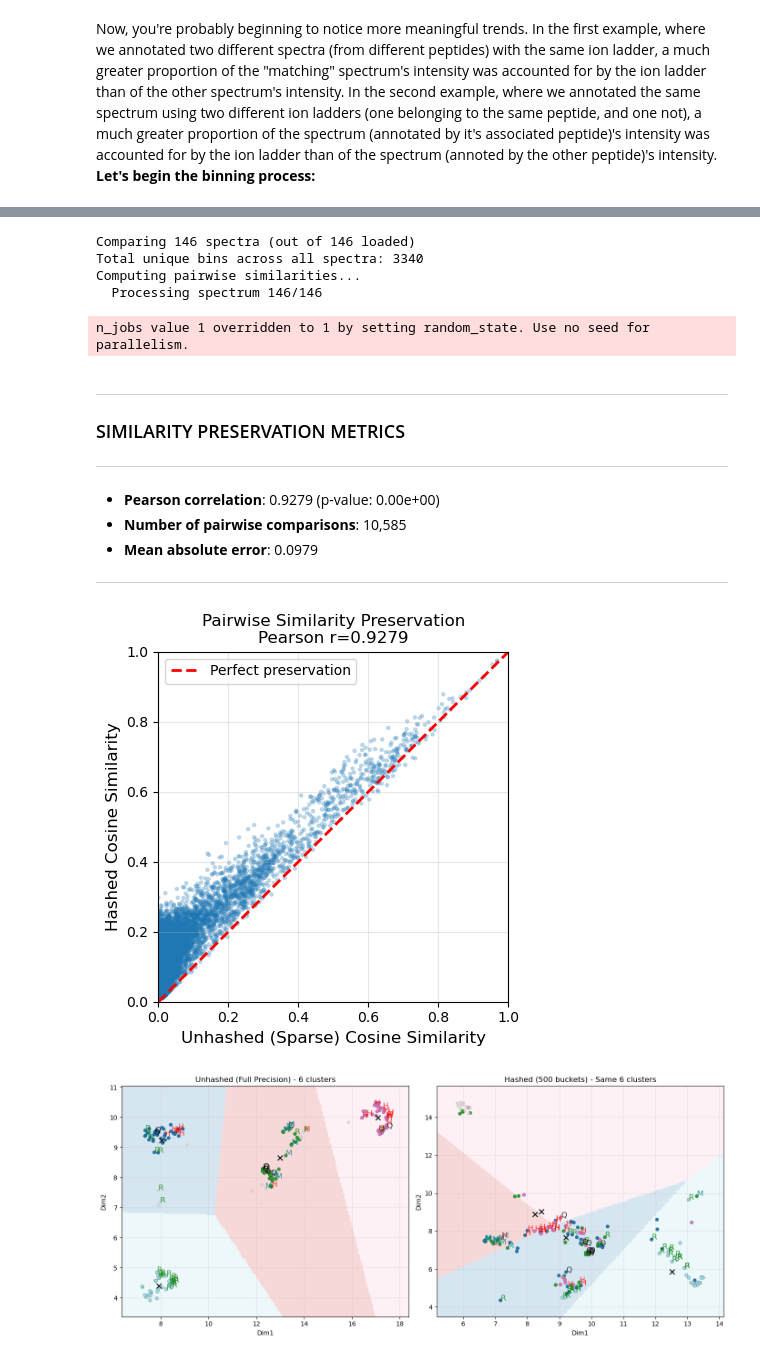
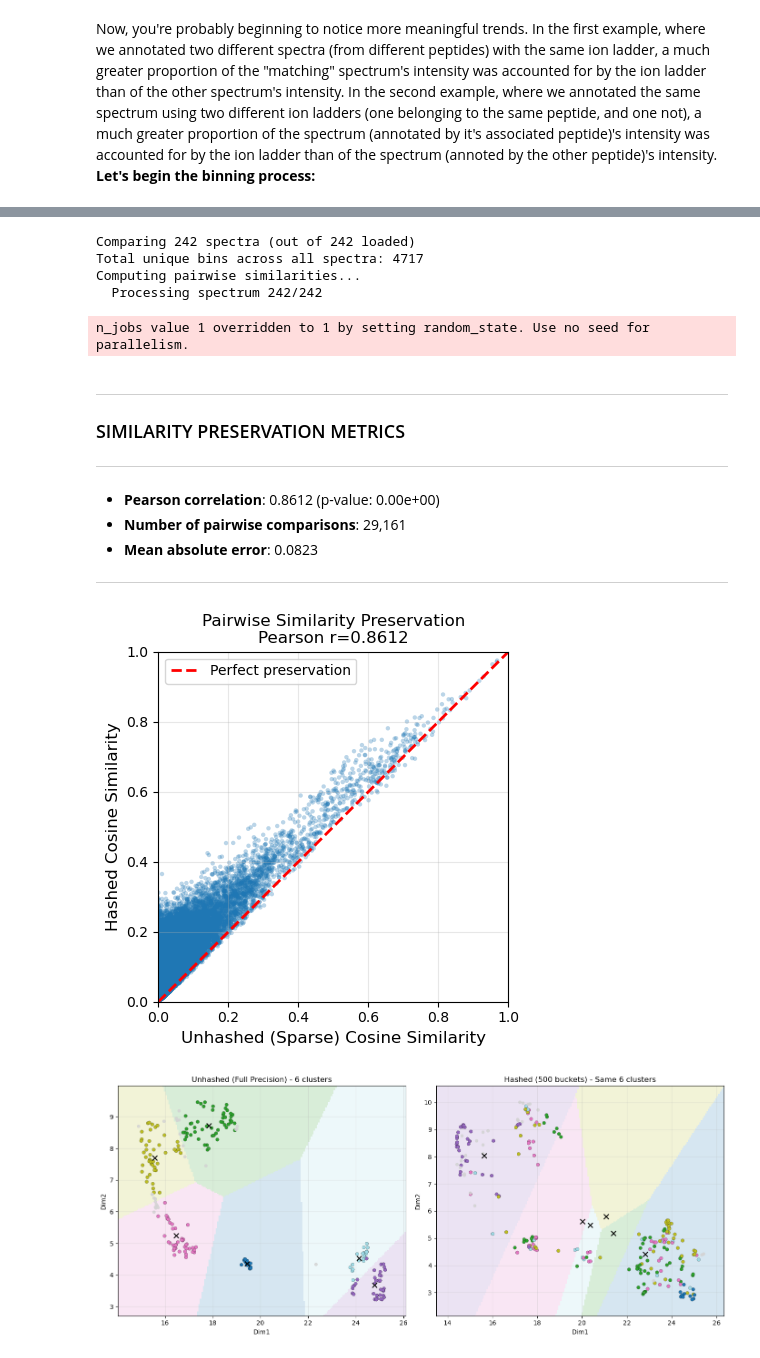
Before and after one commit to Alexander-Sol/MS_spectra_encoding, a Jupyter notebook: 02_Spectral_Hashing_and_OMS.ipynb, the cells around one changed output, grey strips where cells are left out. Cells and saved outputs as stored; diff of their text form; code cells hidden in the pictures.

Commit message:
Cluster plots..

```diff
--- a/02_Spectral_Hashing_and_OMS.ipynb
+++ b/02_Spectral_Hashing_and_OMS.ipynb
@@ -1387,40 +1387,70 @@ TwoHundred_more = [
     6220, 7538, 6258, 6482, 7961, 8301, 5910, 8536, 5809, 6747,
     5124, 5574, 5435, 4544, 4022, 7390, 4772, 5499, 3990, 4606,
     5044, 7046, 3982, 8799, 9318, 4866, 6500, 8854, 4377, 7760,
     9971, 6258, 5638, 7543, 5856, 7882, 5286, 4829, 8825, 8680,
     4318, 8651, 6910, 8801, 8620, 8473, 4693, 6983, 8466, 7119,
     7757, 5356, 4726, 6235, 6433, 4165, 7613, 5430, 4684, 6849,
     8297, 5604, 6518, 5626, 9506, 6974, 4162, 6863, 7475, 5588,
     8895, 4953, 7643, 4966, 3979, 3612, 8553, 4510, 7647, 9302,
     6438, 6128, 4071, 5668, 4690, 5323, 7868, 5786, 8713, 5772,
     7127, 5132, 6856, 8710, 7684, 7291, 4596, 4706, 6449, 6597,
     8118, 4153, 8160, 7603, 6475, 9322, 4376, 4192, 3811, 5702
 ]
 
-# Combines list and removes duplicates
+TwoHundred_even_more = [
+    3610, 3224, 4455, 4112, 3474, 3679, 5202, 4762, 6794, 6003,
+    8090, 7513, 5298, 7248, 6944, 6424, 5732, 4058, 6436, 5759,
+    4807, 6968, 7390, 6253, 7645, 3251, 3643, 4630, 3018, 6735,
+    4733, 5827, 5409, 8202, 4709, 7045, 3572, 3823, 4845, 5151,
+    7744, 4519, 8466, 4953, 3056, 4207, 3913, 4040, 6812, 3542,
+    9812, 2716, 7421, 3757, 3196, 5126, 7157, 7567, 7757, 5834,
+    5484, 3218, 4817, 7643, 5254, 4966, 3268, 5745, 4829, 8374,
+    3311, 4301, 8053, 7426, 7895, 7653, 6327, 4203, 7046, 6510,
+    6497, 7551, 6373, 6654, 3552, 6570, 5997, 5730, 9343, 5996,
+    8524, 6924, 6011, 3052, 5744, 4088, 6517, 5589, 4543, 7629,
+    7343, 9429, 5737, 4200, 5453, 5809, 7291, 7509, 2878, 3358,
+    8549, 5076, 8598, 8417, 3257, 2903, 6216, 7388, 5217, 4567,
+    5173, 8537, 5469, 5959, 6896, 4492, 6800, 7538, 7652, 6441,
+    3551, 3527, 7499, 3350, 7069, 6985, 3313, 3067, 7649, 4060,
+    7135, 5093, 3088, 4098, 7470, 7790, 6201, 7819, 8301, 9853,
+    9627, 4553, 3128, 4637, 6322, 8385, 3694, 8118, 6122, 4821,
+    7886, 4116, 8855, 8666, 8632, 4184, 6193, 7475, 5494, 5326,
+    6001, 8251, 5772, 7883, 7096, 6516, 8481, 4778, 3525, 4071,
+    3404, 9211, 3047, 5776, 8991, 8947, 6189, 7654, 9506, 7534,
+    6984, 3040, 7016, 7079, 8600, 9461, 5194, 4246, 8825, 8949,
+    3700, 4468, 7775, 5724, 6913, 5388
+]
+
 Combined_spectra_list = [
-    x for x in set(SHHWGYGK_spectra + HNGPEHWHKDFPIANGER_Spectra + LVQFHFHWGSSDDQGSEHTVDRK_Spectra + QSPVDIDTK_Spectra + RMVNNGHSFNVEYDDSQDK_Spectra + MVNNGHSFNVEYDDSQDKAVLK_Spectra + TwoHundred_more) if 2901 <= x <= 6317
+    x for x in set(SHHWGYGK_spectra +
+                   HNGPEHWHKDFPIANGER_Spectra +
+                   LVQFHFHWGSSDDQGSEHTVDRK_Spectra +
+                   QSPVDIDTK_Spectra +
+                   RMVNNGHSFNVEYDDSQDK_Spectra +
+                   MVNNGHSFNVEYDDSQDKAVLK_Spectra +
+                   TwoHundred_more +
+                   TwoHundred_even_more) if 2901 <= x <= 6317
 ]
 
 prove_similarity_preservation_plots_and_statistics(
     mzml_path=demo_mzml_path,
     hash_buckets=500,
     spectra_idx_to_compare=Combined_spectra_list,
     k_means=6
 )
 # %% [output]
-Comparing 146 spectra (out of 146 loaded)
-Total unique bins across all spectra: 3340
+Comparing 242 spectra (out of 242 loaded)
+Total unique bins across all spectra: 4717
 Computing pairwise similarities...
-  Processing spectrum 146/146
+  Processing spectrum 242/242
 n_jobs value 1 overridden to 1 by setting random_state. Use no seed for parallelism.
 
 ---
 ### SIMILARITY PRESERVATION METRICS
 ---
-- **Pearson correlation**:  0.9279 (p-value: 0.00e+00)
-- **Number of pairwise comparisons**: 10,585
-- **Mean absolute error**: 0.0979
+- **Pearson correlation**:  0.8612 (p-value: 0.00e+00)
+- **Number of pairwise comparisons**: 29,161
+- **Mean absolute error**: 0.0823
 ---
-[figure, old version]
+[figure, new version]
-[figure, old version]
+[figure, new version]
```
Also changed, not shown: 1 other file.
